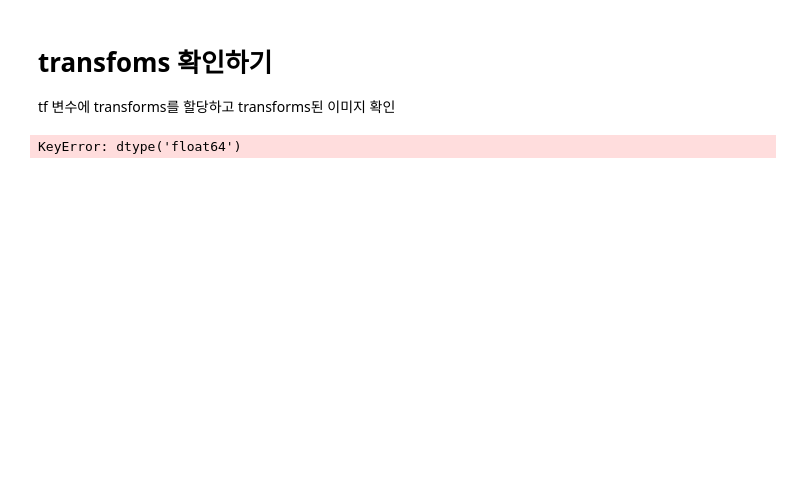
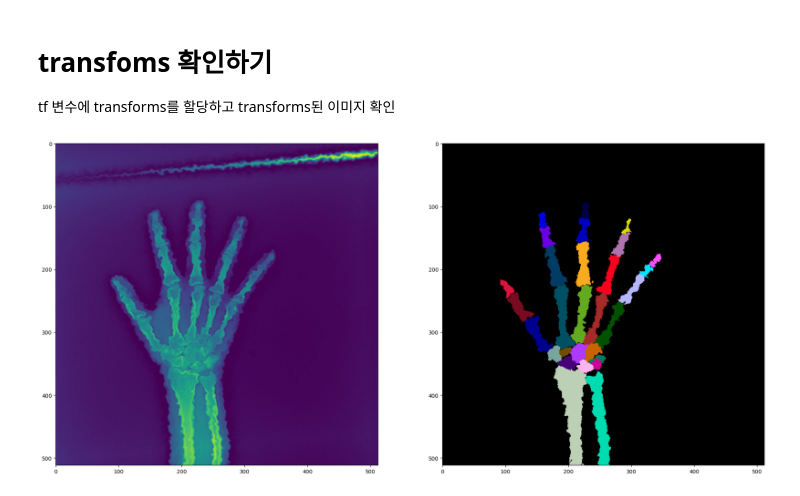
Before and after one commit to boostcampaitech6/level2-cv-semanticsegmentation-cv-11, a Jupyter notebook: vis.ipynb, the cells around one changed output. Drawn from its saved outputs; the diff is of its cells as text; code cells hidden in the pictures; blank space fills up the shorter version.

```diff
--- a/vis.ipynb
+++ b/vis.ipynb
@@ -29,14 +29,16 @@ def label2rgb(label):
 # transfoms 확인하기
 tf 변수에 transforms를 할당하고 transforms된 이미지 확인
 # %%
-# tf = A.Compose([
-#                     A.Resize(512, 512),
-#                     # A.RandomBrightnessContrast(brightness_limit=0.2, contrast_limit=0.1, p=0.7),
-#                     A.ElasticTransform(alpha=15.0, sigma=2.0),
-#                     A.OneOf([A.Blur(blur_limit=2, p=1.0), A.MedianBlur(blur_limit=3, p=1.0)], p=0.2),
-#                     A.HorizontalFlip(p=0.5),
-#                 ])
-tf = HardAugmentation(img_size=512, is_train=True).transforms
+tf = A.Compose([
+                    A.Resize(1024, 1024),
+					A.RandomBrightnessContrast(brightness_limit=(-0.8, 0.9), contrast_limit=(-0.9, 0.1), p=1),
+					A.RandomResizedCrop(512, 512, scale=(0.5, 1.0), ratio=(1.0, 1.0), always_apply=False, p=1.0),
+					A.ElasticTransform(alpha=15.0, sigma=2.0),
+					A.OneOf([A.Blur(blur_limit=2, p=1.0), A.MedianBlur(blur_limit=3, p=1.0)], p=0.2),
+					A.HorizontalFlip(p=0.5),
+                ])
+# tf = HardAugmentation(img_size=512, is_train=True).transforms
+
 train.transforms_validation(IMAGE_ROOT, LABEL_ROOT, tf=tf)
 # %% [output]
-KeyError: dtype('float64')
+[figure, added]
```
Also changed, not shown: parts of 1 cell of this notebook.
